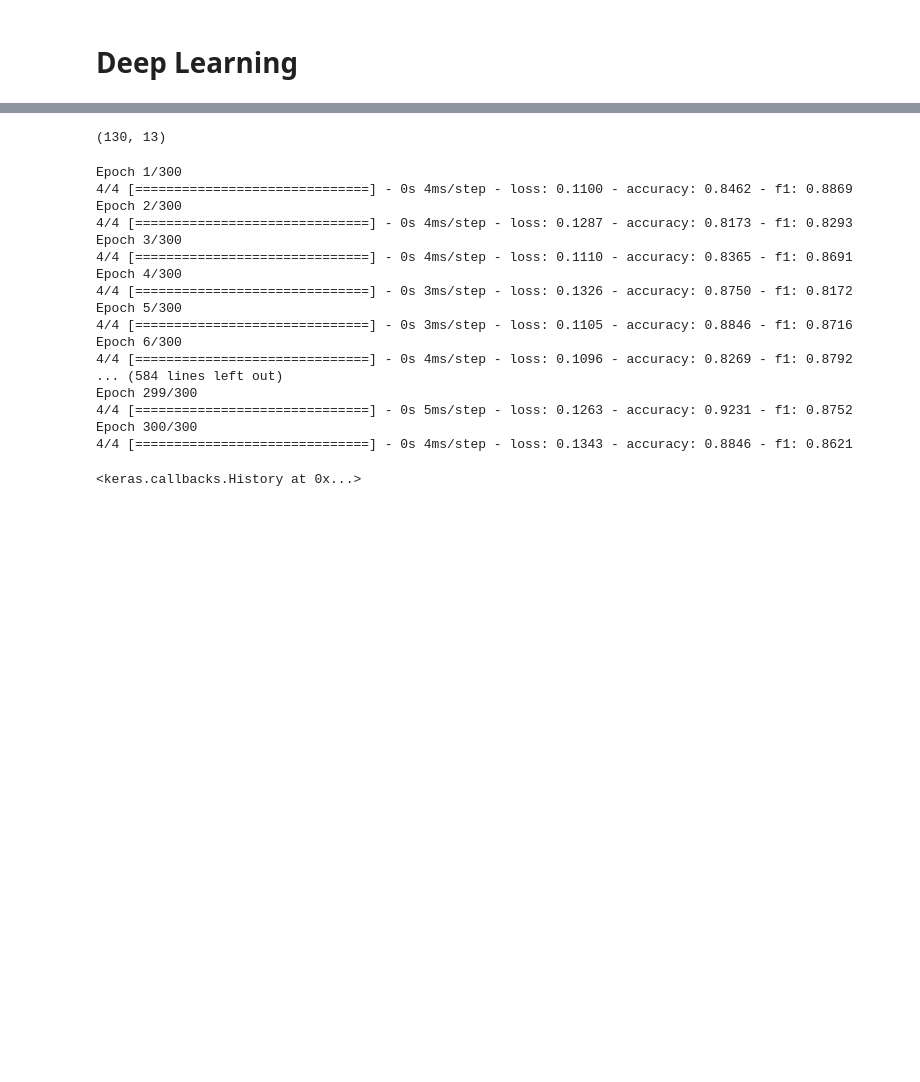
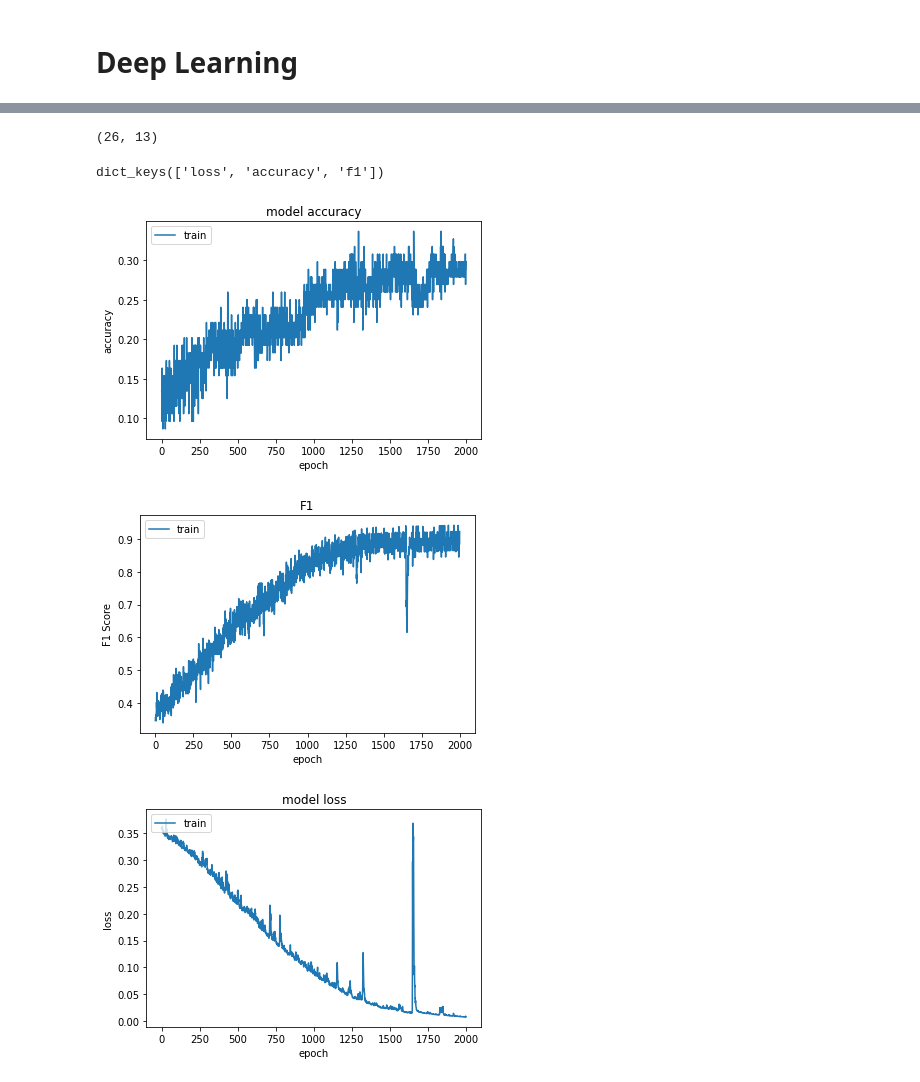
Before and after one commit to GuanyuTan/Personality-and-Demographic-Traits-to-Gift-Preferences-Classifier, a Jupyter notebook: Love_Hackathon.ipynb, the cells around one changed output, grey strips where cells are left out. Cells and saved outputs as stored; diff of their text form; code cells hidden in the pictures; blank space fills up the shorter version.

Commit message:
added utils, edited main notebook, created clean codes

```diff
--- a/Love_Hackathon.ipynb
+++ b/Love_Hackathon.ipynb
@@ -251,0 +366,6 @@ array([[[33,  0],
+# %%
+clf_try = BinaryRelevance(make_pipeline(StandardScaler(),LinearSVC(random_state=0, tol=1e-5))).fit(X_train, y_train)
+y_pred = clf_try.predict(X_train)
+y_true = y_train.to_numpy()
+
+utils.confusion_matrix(y_true,y_pred)
@@ -253,0 +447,10 @@ array([[[33,  0],
+# %%
+from sklearn.decomposition import PCA
+
+X, y, X_train, X_test, y_train, y_test = utils.get_dataset()
+
+#apply PCA
+# pca = PCA(n_components=28)
+# pca.fit(X_train)
+# X_train = pca.transform(X_train)
+# X_test = pca.transform(X_test)
@@ -328,28 +957,36 @@ _________________________________________________________________
 # %%
-y.shape
+y_test.shape
 # %% [output]
-(130, 13)
+(26, 13)
-# %%
-y_train = y_train.astype('float32')
-# %%
-model.fit(X_train, y_train, epochs=300)
-# %% [output]
-Epoch 1/300
-4/4 [==============================] - 0s 4ms/step - loss: 0.1100 - accuracy: 0.8462 - f1: 0.8869
-Epoch 2/300
-4/4 [==============================] - 0s 4ms/step - loss: 0.1287 - accuracy: 0.8173 - f1: 0.8293
-Epoch 3/300
-4/4 [==============================] - 0s 4ms/step - loss: 0.1110 - accuracy: 0.8365 - f1: 0.8691
-Epoch 4/300
-4/4 [==============================] - 0s 3ms/step - loss: 0.1326 - accuracy: 0.8750 - f1: 0.8172
-Epoch 5/300
-4/4 [==============================] - 0s 3ms/step - loss: 0.1105 - accuracy: 0.8846 - f1: 0.8716
-Epoch 6/300
-4/4 [==============================] - 0s 4ms/step - loss: 0.1096 - accuracy: 0.8269 - f1: 0.8792
-... (584 lines left out)
-Epoch 299/300
-4/4 [==============================] - 0s 5ms/step - loss: 0.1263 - accuracy: 0.9231 - f1: 0.8752
-Epoch 300/300
-4/4 [==============================] - 0s 4ms/step - loss: 0.1343 - accuracy: 0.8846 - f1: 0.8621
-<keras.callbacks.History at 0x...>
+# %%
+history = model.fit(X_train, y_train, epochs=2000, verbose=0)
+# Fit the model
+# list all data in history
+print(history.history.keys())
+# summarize history for accuracy
+plt.plot(history.history['accuracy'])
+plt.title('model accuracy')
+plt.ylabel('accuracy')
+plt.xlabel('epoch')
+plt.legend(['train', 'test'], loc='upper left')
+plt.show()
+# summarize history for f1
+plt.plot(history.history['f1'])
+plt.title('F1')
+plt.ylabel('F1 Score')
+plt.xlabel('epoch')
+plt.legend(['train', 'test'], loc='upper left')
+plt.show()
+# summarize history for loss
+plt.plot(history.history['loss'])
+plt.title('model loss')
+plt.ylabel('loss')
+plt.xlabel('epoch')
+plt.legend(['train', 'test'], loc='upper left')
+plt.show()
+# %% [output]
+dict_keys(['loss', 'accuracy', 'f1'])
+[figure, added]
+[figure, added]
+[figure, added]
 # %%
```
Also changed, not shown: parts of 61 cells of this notebook, 2 other files.
